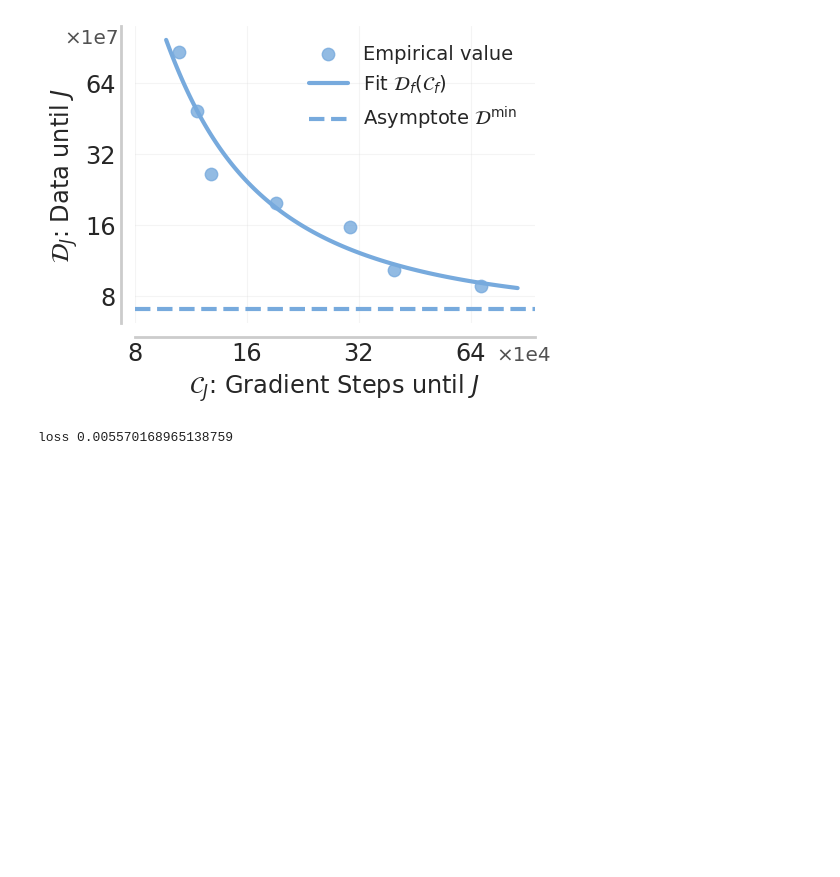
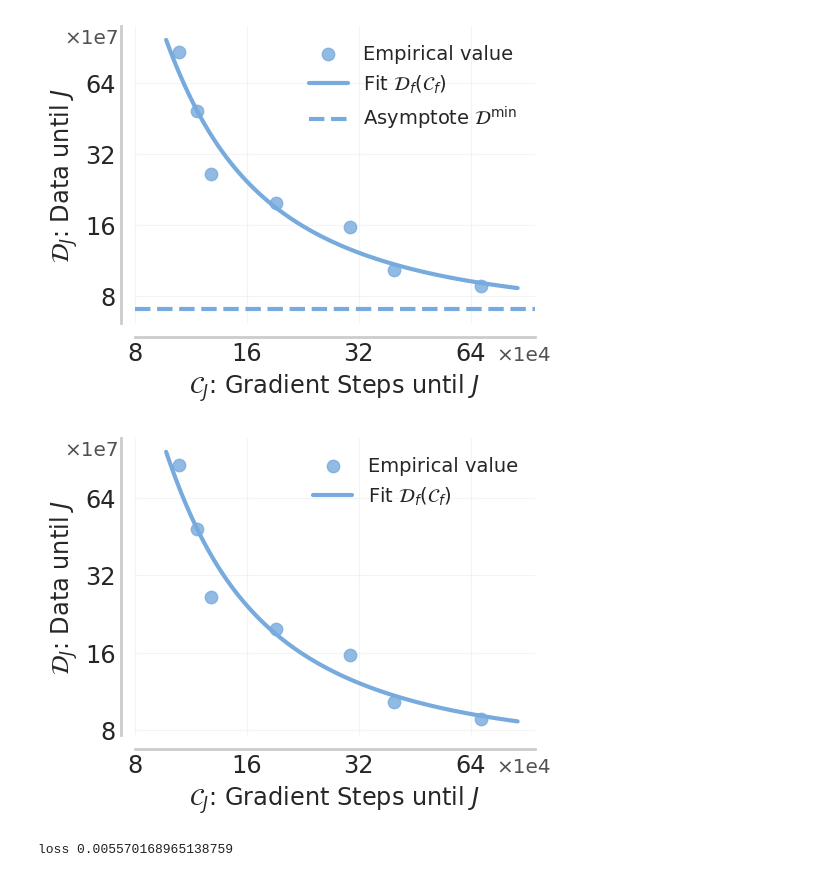
Before and after one commit to orybkin/taskmaster, a Jupyter notebook: isaacgymenvs/qscaled/ig_pareto.ipynb, the cells around one changed output. Cells and saved outputs as stored; diff of their text form; code cells hidden in the pictures; blank space fills up the shorter version.

```diff
--- a/isaacgymenvs/qscaled/ig_pareto.ipynb
+++ b/isaacgymenvs/qscaled/ig_pareto.ipynb
@@ -228,6 +228,49 @@ plt.text(-0.04, 0.93, '×1e7', transform=axs.transAxes,
 plt.savefig('ig_frontier_compute_data.pdf', dpi=300, bbox_inches='tight')
 # %% [output]
 [figure]
+# %%
+# Pareto fit
+
+fig, axs = plt.subplots(1, 1)
+fig.set_size_inches(496.0/192*2, 369.6/192*2)
+
+
+plt.scatter(grad_steps[fit_data_points], data[fit_data_points], marker='o', color=COLORS[1], label='Empirical value', alpha=0.8, s=80)
+# plt.scatter(grad_steps[[0,-1]], data[[0,-1]], marker='x', color=COLORS[1], label='Extrapolation', alpha=0.8, s=80, linewidth=3)
+plt.plot(grad_steps_line, data_line, color=COLORS[1], linewidth=3, label='Fit $\mathcal{D}_f(\mathcal{C}_f)$')
+
+# # Plot the asymptote
+# plt.axhline(y=c/scaling[1], color=COLORS[1], linewidth=3, linestyle='--', label='Asymptote $\mathcal{D}^{\mathrm{min}}$')
+
+plt.xscale('log')
+plt.yscale('log')
+axs.legend(prop={'size': 14}, ncol=1, frameon=False)
+
+x = np.logspace(np.log10(8e4), np.log10(64e4), num=4)
+x_ticks_labels = [f"{x/1e4:.0f}" for x in x]
+axs.set_xticks(x,x_ticks_labels)
+
+yticks = np.logspace(np.log10(80), np.log10(640), num=4, dtype=int)
+ylabels = ["%.0f" % (y/10) for y in yticks]
+axs.yaxis.set_major_locator(plt.FixedLocator(yticks))
+axs.yaxis.set_minor_locator(plt.NullLocator())
+axs.set_yticks(yticks, ylabels, size=14.5)
+
+plot_utils._annotate_and_decorate_axis(axs, xlabel='$\mathcal{C}_J$: Gradient Steps until $J$',
+                                      ylabel='$\mathcal{D}_J$: Data until $J$',
+                                      labelsize='xx-large', ticklabelsize='xx-large',
+                                      grid_alpha=0.2, legend=False)
+
+plt.text(1.04, -0.14, '×1e4', transform=axs.transAxes,
+         horizontalalignment='right', verticalalignment='bottom',
+         fontsize='x-large', alpha=0.8)
+plt.text(-0.04, 0.93, '×1e7', transform=axs.transAxes,
+         horizontalalignment='right', verticalalignment='bottom',
+         fontsize='x-large', alpha=0.8)
+
+plt.savefig('ig_frontier_compute_data.pdf', dpi=300, bbox_inches='tight')
+# %% [output]
+[figure, added]
 # %%
 # # Extrapolate
 
```
Also changed, not shown: parts of 1 cell of this notebook, 4 other files.
